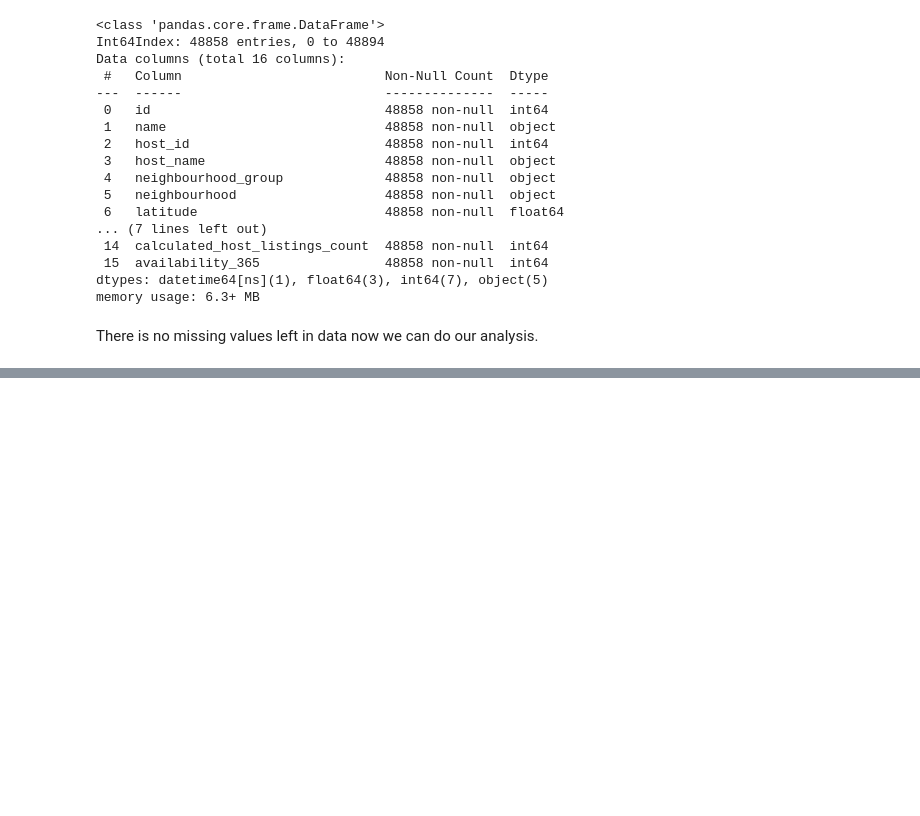
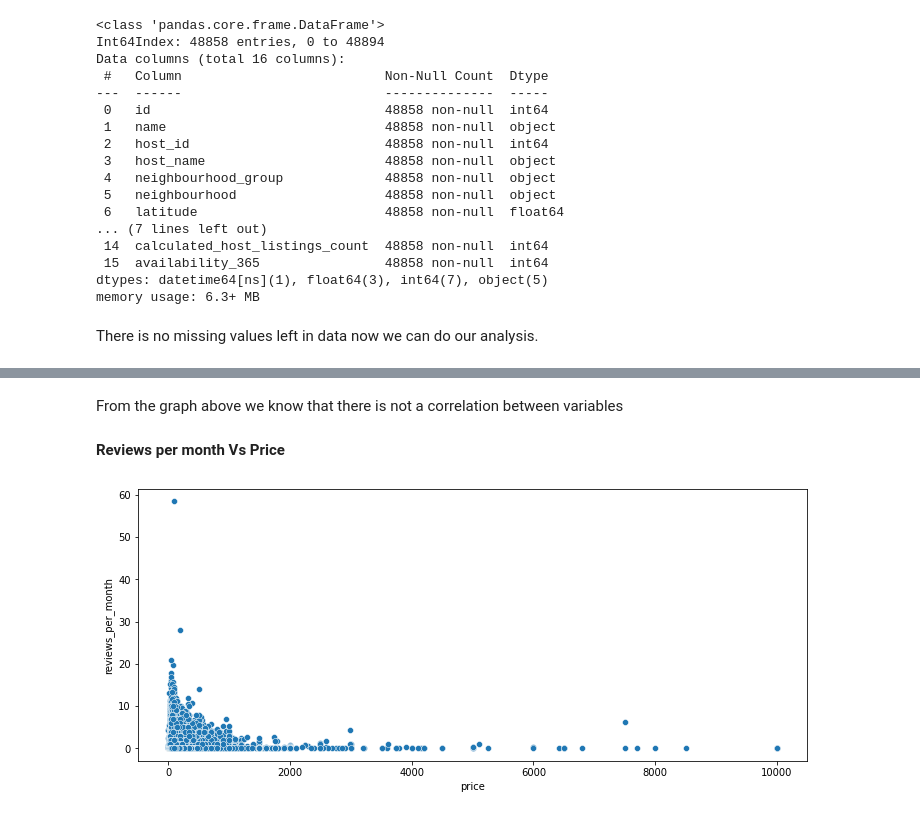
Before and after one commit to Shubham-naik-ai/Airbnb_EDA, a Jupyter notebook: Copy_of_Airbnb_Bookings_Analysis_Capstone_Project.ipynb, the cells around one changed output, grey strips where cells are left out. Drawn from its saved outputs; the diff is of its cells as text; code cells hidden in the pictures; blank space fills up the shorter version.

```diff
--- a/Copy_of_Airbnb_Bookings_Analysis_Capstone_Project.ipynb
+++ b/Copy_of_Airbnb_Bookings_Analysis_Capstone_Project.ipynb
@@ -177,0 +188,10 @@ airbnb = airbnb[columns_to_keep]
+# %% [markdown]
+From the graph above we know that there is not a correlation between variables
+# %% [markdown]
+**Reviews per month  Vs  Price**
+# %%
+#Observing price and reviews_per_month columns
+a, ax = plt.subplots(figsize=(12, 5))
+fig = sns.scatterplot(x='price', y='reviews_per_month', data=airbnb)
+# %% [output]
+[figure, added]
```
Also changed, not shown: parts of 22 cells of this notebook.
